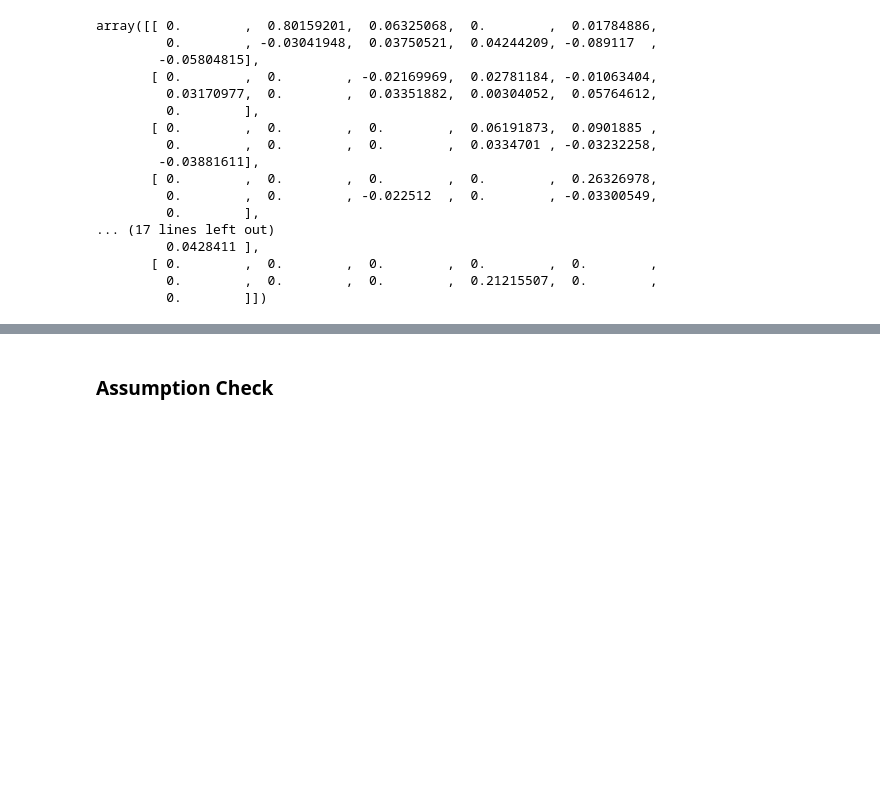
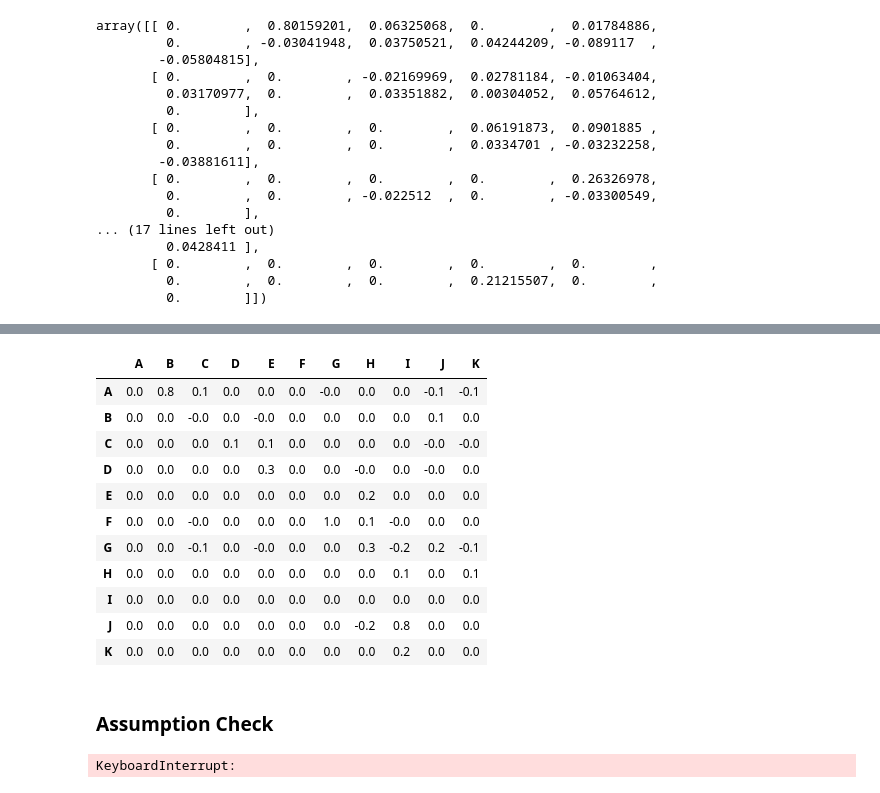
Before and after one commit to manyu252/CompStats, a Jupyter notebook: DirectLiNGAM.ipynb, the cells around one changed output, grey strips where cells are left out. Cells and saved outputs as stored; diff of their text form; code cells hidden in the pictures; blank space fills up the shorter version.

```diff
--- a/DirectLiNGAM.ipynb
+++ b/DirectLiNGAM.ipynb
@@ -108,2 +108,17 @@ make_dot(model.adjacency_matrix_)
 # %% [output]
 [drawing not drawn]
+# %%
+pd.DataFrame(data=model.adjacency_matrix_.round(1),columns=data.columns,index=data.columns)
+# %% [output]
+|  | A | B | C | D | E | F | G | H | I | J | K |
+| A | 0.0 | 0.8 | 0.1 | 0.0 | 0.0 | 0.0 | -0.0 | 0.0 | 0.0 | -0.1 | -0.1 |
+| B | 0.0 | 0.0 | -0.0 | 0.0 | -0.0 | 0.0 | 0.0 | 0.0 | 0.0 | 0.1 | 0.0 |
+| C | 0.0 | 0.0 | 0.0 | 0.1 | 0.1 | 0.0 | 0.0 | 0.0 | 0.0 | -0.0 | -0.0 |
+| D | 0.0 | 0.0 | 0.0 | 0.0 | 0.3 | 0.0 | 0.0 | -0.0 | 0.0 | -0.0 | 0.0 |
+| E | 0.0 | 0.0 | 0.0 | 0.0 | 0.0 | 0.0 | 0.0 | 0.2 | 0.0 | 0.0 | 0.0 |
+| F | 0.0 | 0.0 | -0.0 | 0.0 | 0.0 | 0.0 | 1.0 | 0.1 | -0.0 | 0.0 | 0.0 |
+| G | 0.0 | 0.0 | -0.1 | 0.0 | -0.0 | 0.0 | 0.0 | 0.3 | -0.2 | 0.2 | -0.1 |
+| H | 0.0 | 0.0 | 0.0 | 0.0 | 0.0 | 0.0 | 0.0 | 0.0 | 0.1 | 0.0 | 0.1 |
+| I | 0.0 | 0.0 | 0.0 | 0.0 | 0.0 | 0.0 | 0.0 | 0.0 | 0.0 | 0.0 | 0.0 |
+| J | 0.0 | 0.0 | 0.0 | 0.0 | 0.0 | 0.0 | 0.0 | -0.2 | 0.8 | 0.0 | 0.0 |
+| K | 0.0 | 0.0 | 0.0 | 0.0 | 0.0 | 0.0 | 0.0 | 0.0 | 0.2 | 0.0 | 0.0 |
@@ -110,5 +127,7 @@ make_dot(model.adjacency_matrix_)
 # %% [markdown]
 ### Assumption Check
 # %%
-# p_values = model.get_error_independence_p_values(data)
-# print(p_values)
+p_values = model.get_error_independence_p_values(data)
+print(p_values)
+# %% [output]
+KeyboardInterrupt:
```
Also changed, not shown: parts of 3 cells of this notebook, 2 other files.
